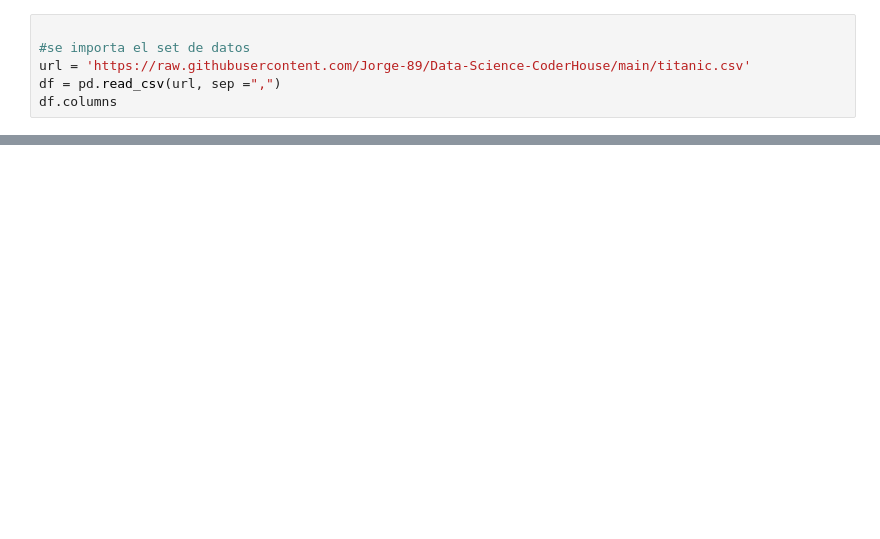
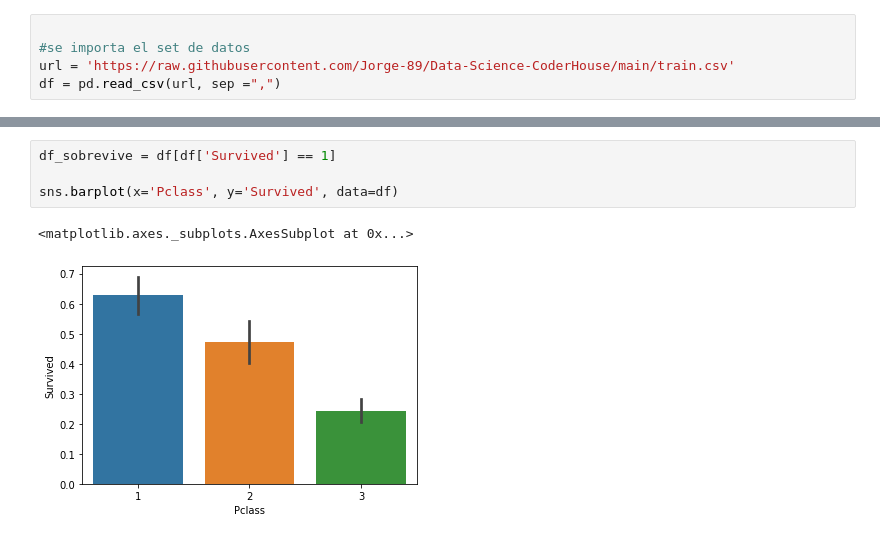
Before and after one commit to Jorge-89/Data-Science-CoderHouse, a Jupyter notebook: Titanic_Pandas.ipynb, the cells around one changed output, grey strips where cells are left out. Saved outputs shown, nothing was run; the diff lists cells and outputs as text; blank space fills up the shorter version.

```diff
--- a/Titanic_Pandas.ipynb
+++ b/Titanic_Pandas.ipynb
@@ -7,6 +15,5 @@ import matplotlib.pyplot as plt
 # %%
 
 #se importa el set de datos
-url = 'https://raw.githubusercontent.com/Jorge-89/Data-Science-CoderHouse/main/titanic.csv'
+url = 'https://raw.githubusercontent.com/Jorge-89/Data-Science-CoderHouse/main/train.csv'
 df = pd.read_csv(url, sep =",")
-df.columns
@@ -25,0 +97,7 @@ df.head()
+# %%
+df_sobrevive = df[df['Survived'] == 1]
+
+sns.barplot(x='Pclass', y='Survived', data=df)
+# %% [output]
+<matplotlib.axes._subplots.AxesSubplot at 0x...>
+[figure, added]
```
Also changed, not shown: parts of 11 cells of this notebook.
